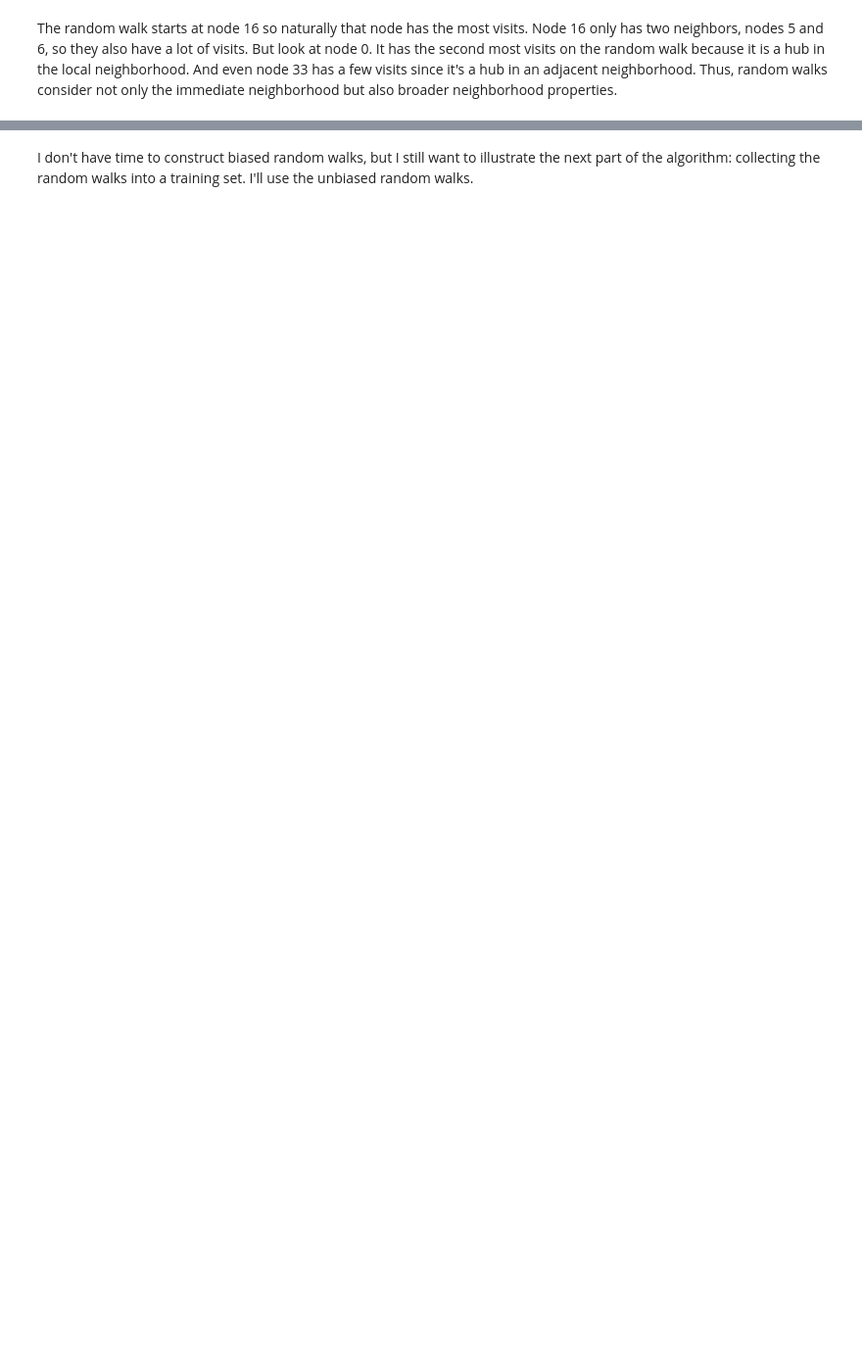
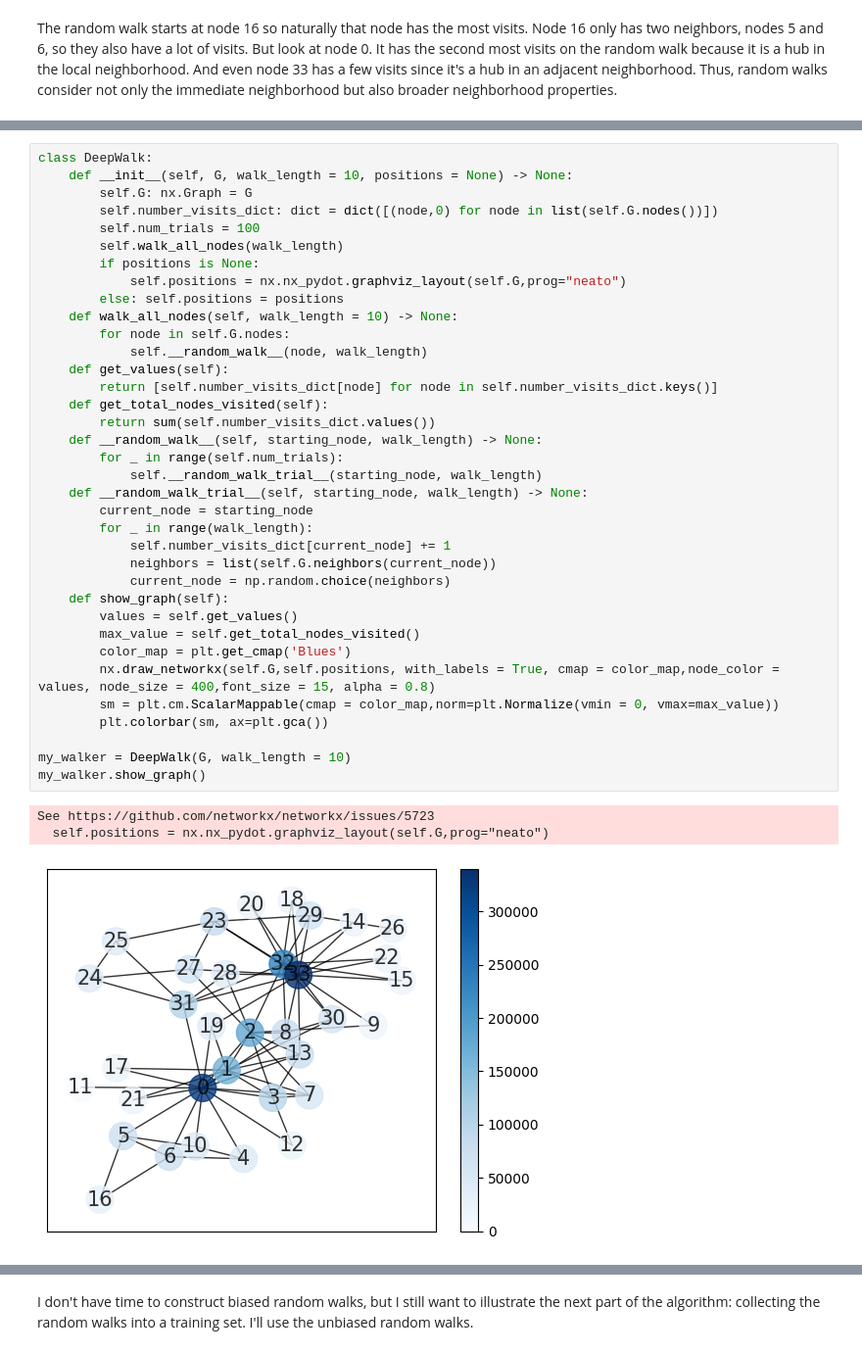
Before and after one commit to MichaelAGoodrich/GraphDataScience_withSNAP, a Jupyter notebook: SpectralGraphCut with Normalized Laplacian.ipynb, the cells around one changed output, grey strips where cells are left out. Shown at 98% size. Cells and saved outputs as stored; diff of their text form; blank space fills up the shorter version.

```diff
--- a/SpectralGraphCut with Normalized Laplacian.ipynb
+++ b/SpectralGraphCut with Normalized Laplacian.ipynb
@@ -169,0 +179,40 @@ The random walk starts at node 16 so naturally that node has the most visits. No
+# %%
+class DeepWalk:
+    def __init__(self, G, walk_length = 10, positions = None) -> None:
+        self.G: nx.Graph = G
+        self.number_visits_dict: dict = dict([(node,0) for node in list(self.G.nodes())])
+        self.num_trials = 100
+        self.walk_all_nodes(walk_length)
+        if positions is None:
+            self.positions = nx.nx_pydot.graphviz_layout(self.G,prog="neato")
+        else: self.positions = positions
+    def walk_all_nodes(self, walk_length = 10) -> None:
+        for node in self.G.nodes:
+            self.__random_walk__(node, walk_length)
+    def get_values(self):
+        return [self.number_visits_dict[node] for node in self.number_visits_dict.keys()]
+    def get_total_nodes_visited(self):
+        return sum(self.number_visits_dict.values())
+    def __random_walk__(self, starting_node, walk_length) -> None:
+        for _ in range(self.num_trials):
+            self.__random_walk_trial__(starting_node, walk_length)
+    def __random_walk_trial__(self, starting_node, walk_length) -> None:
+        current_node = starting_node
+        for _ in range(walk_length):
+            self.number_visits_dict[current_node] += 1
+            neighbors = list(self.G.neighbors(current_node))
+            current_node = np.random.choice(neighbors)
+    def show_graph(self):
+        values = self.get_values()
+        max_value = self.get_total_nodes_visited()
+        color_map = plt.get_cmap('Blues')
+        nx.draw_networkx(self.G,self.positions, with_labels = True, cmap = color_map,node_color = values, node_size = 400,font_size = 15, alpha = 0.8)
+        sm = plt.cm.ScalarMappable(cmap = color_map,norm=plt.Normalize(vmin = 0, vmax=max_value))
+        plt.colorbar(sm, ax=plt.gca())
+
+my_walker = DeepWalk(G, walk_length = 10)
+my_walker.show_graph()
+# %% [output]
+See https://github.com/networkx/networkx/issues/5723
+  self.positions = nx.nx_pydot.graphviz_layout(self.G,prog="neato")
+[figure, added]
```
Also changed, not shown: parts of 19 cells of this notebook, 1 other file.
